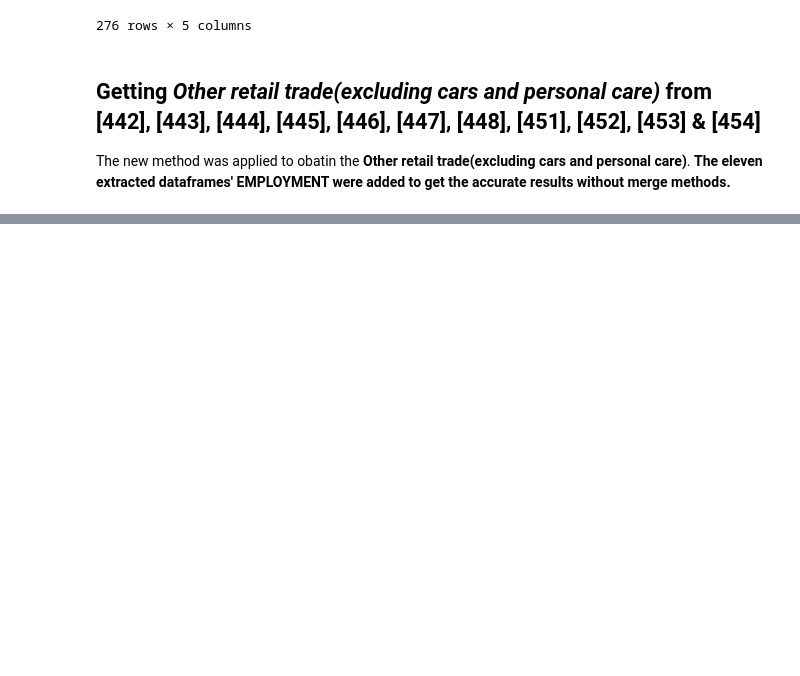
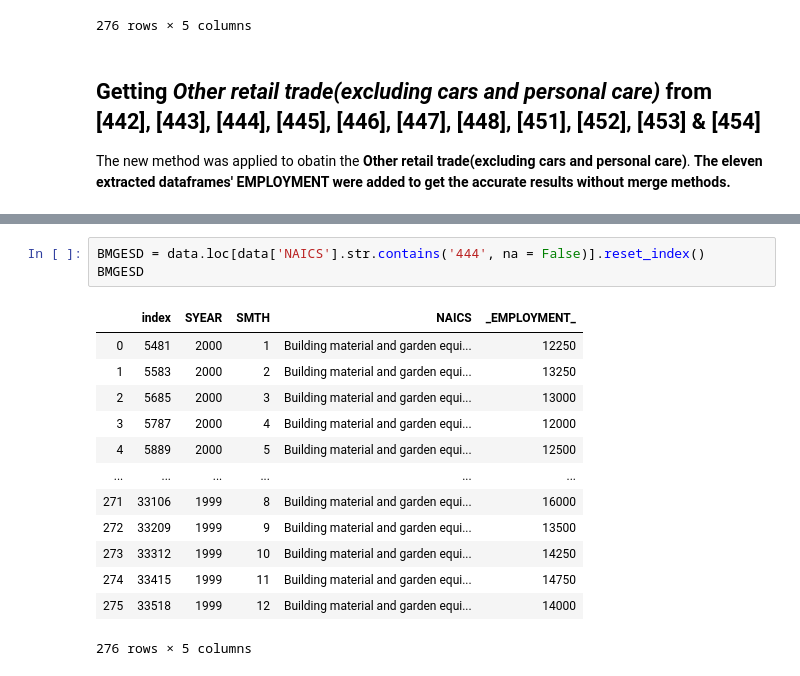
Before and after one commit to Hotlynn2/SERIES-ANALYSIS-OF-NAICS, a Jupyter notebook: Time Analysis Series.ipynb, the cells around one changed output, grey strips where cells are left out. Saved outputs shown, nothing was run; the diff lists cells and outputs as text; blank space fills up the shorter version.

```diff
--- a/Time Analysis Series.ipynb
+++ b/Time Analysis Series.ipynb
@@ -1705,0 +1723,17 @@ for_523
+# %%
+BMGESD = data.loc[data['NAICS'].str.contains('444', na = False)].reset_index()
+BMGESD
+# %% [output]
+|  | index | SYEAR | SMTH | NAICS | _EMPLOYMENT_ |
+| 0 | 5481 | 2000 | 1 | Building material and garden equi... | 12250 |
+| 1 | 5583 | 2000 | 2 | Building material and garden equi... | 13250 |
+| 2 | 5685 | 2000 | 3 | Building material and garden equi... | 13000 |
+| 3 | 5787 | 2000 | 4 | Building material and garden equi... | 12000 |
+| 4 | 5889 | 2000 | 5 | Building material and garden equi... | 12500 |
+| ... | ... | ... | ... | ... | ... |
+| 271 | 33106 | 1999 | 8 | Building material and garden equi... | 16000 |
+| 272 | 33209 | 1999 | 9 | Building material and garden equi... | 13500 |
+| 273 | 33312 | 1999 | 10 | Building material and garden equi... | 14250 |
+| 274 | 33415 | 1999 | 11 | Building material and garden equi... | 14750 |
+| 275 | 33518 | 1999 | 12 | Building material and garden equi... | 14000 |
+276 rows × 5 columns
```
Also changed, not shown: parts of 12 cells of this notebook.
